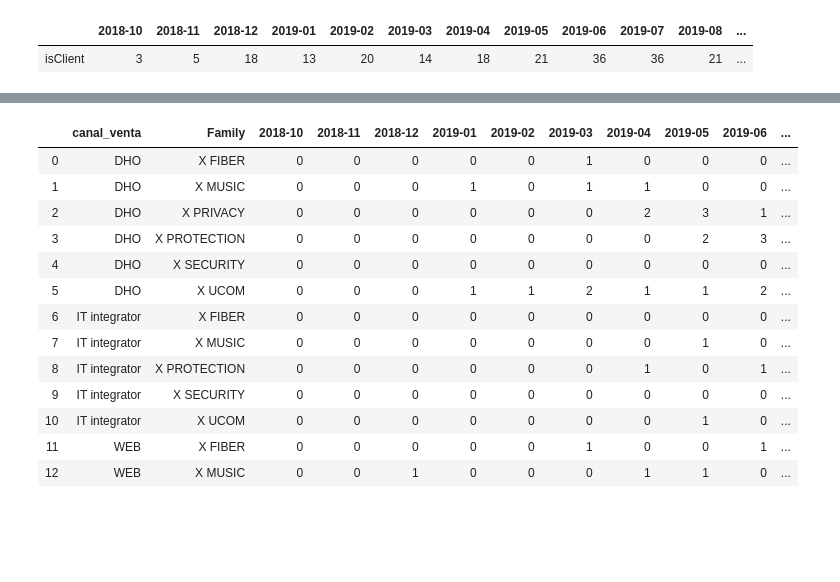
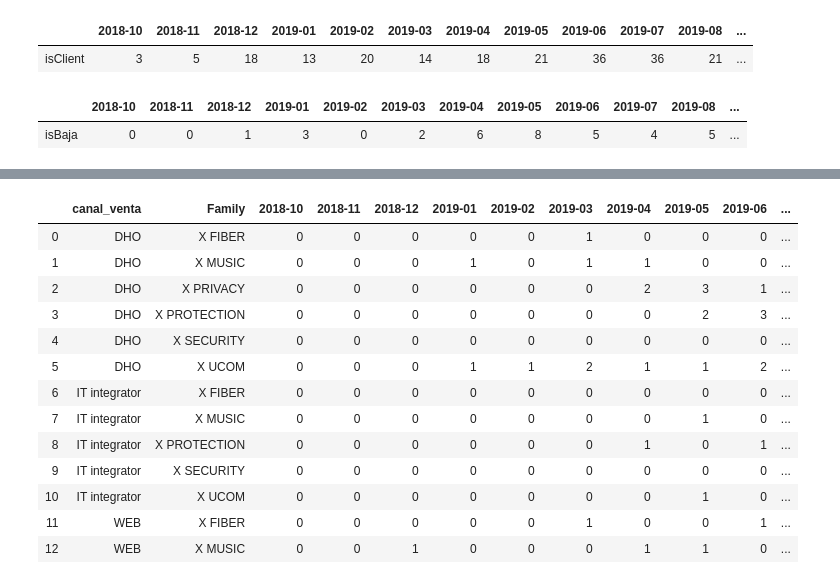
Before and after one commit to mariaadradosr/PyCartera, a Jupyter notebook: Final_PyCartera.ipynb, the cells around one changed output, grey strips where cells are left out. Drawn from its saved outputs; the diff is of its cells as text; code cells hidden in the pictures; blank space fills up the shorter version.

```diff
--- a/Final_PyCartera.ipynb
+++ b/Final_PyCartera.ipynb
@@ -87,6 +67,11 @@ functions.cli_altas_mes_agg(df_altas,0)
 # %% [output]
 |  | 2018-10 | 2018-11 | 2018-12 | 2019-01 | 2019-02 | 2019-03 | 2019-04 | 2019-05 | 2019-06 | 2019-07 | 2019-08 | ... |
 | isClient | 3 | 5 | 18 | 13 | 20 | 14 | 18 | 21 | 36 | 36 | 21 | ... |
+# %%
+functions.cli_bajas_mes_agg(df_altas,0)
+# %% [output]
+|  | 2018-10 | 2018-11 | 2018-12 | 2019-01 | 2019-02 | 2019-03 | 2019-04 | 2019-05 | 2019-06 | 2019-07 | 2019-08 | ... |
+| isBaja | 0 | 0 | 1 | 3 | 0 | 2 | 6 | 8 | 5 | 4 | 5 | ... |
 # %%
 functions.cli_altas_mes(df,3)
 # %% [output]
```
Also changed, not shown: parts of 5 cells of this notebook, 31 other files.
